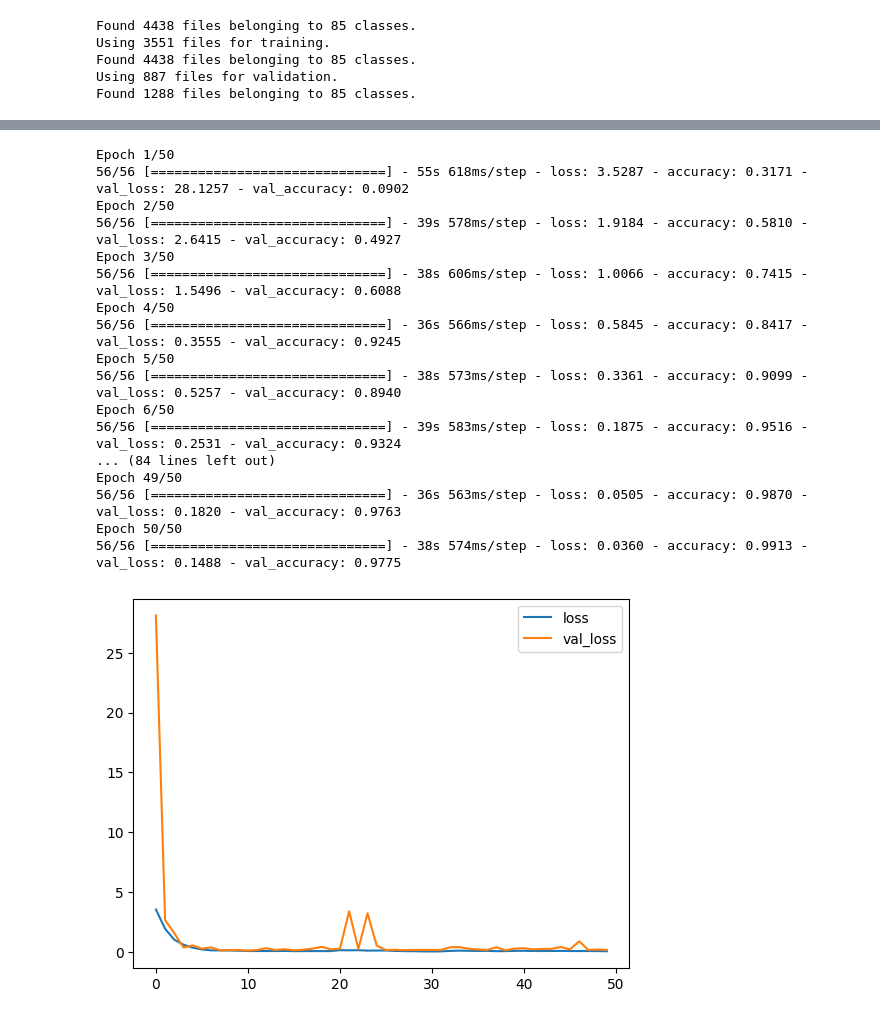
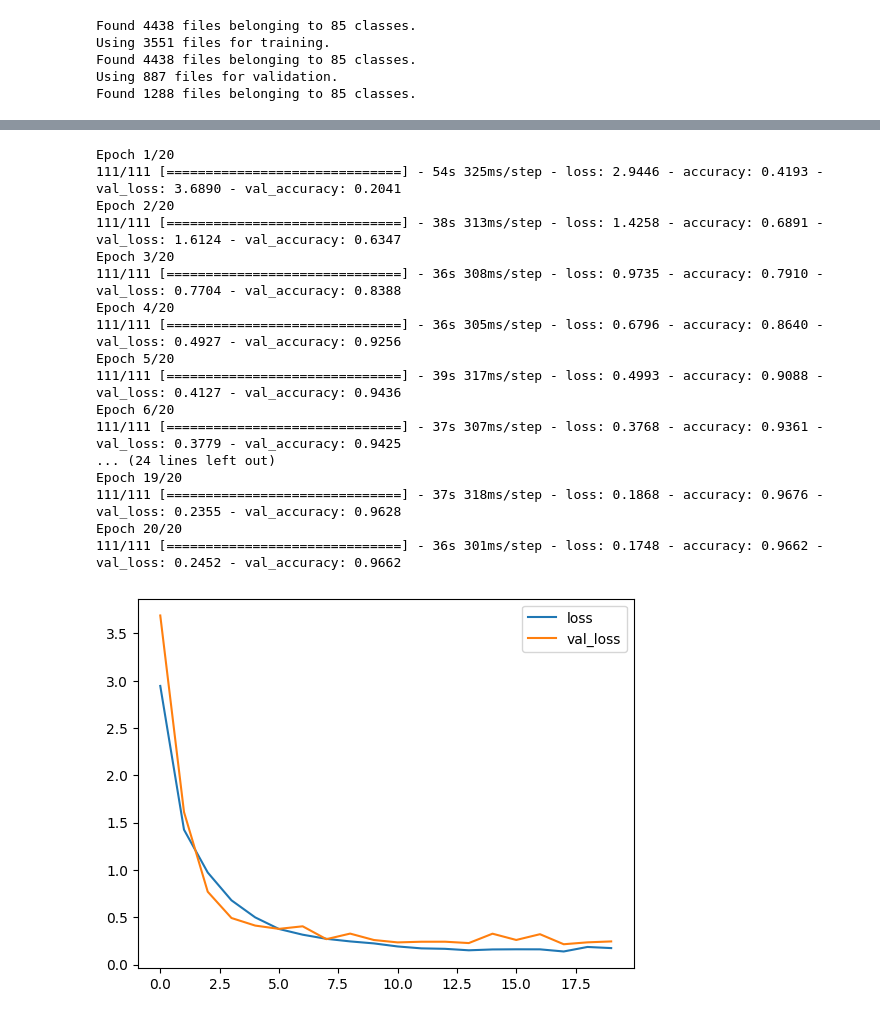
Before and after one commit to NishthaJethani/traffic-sign-detection-recognition, a Jupyter notebook: traffic_sign_detection_recognition.ipynb, the cells around one changed output, grey strips where cells are left out. Cells and saved outputs as stored; diff of their text form; code cells hidden in the pictures.

Commit message:
trained an tested at 85.17%

```diff
--- a/traffic_sign_detection_recognition.ipynb
+++ b/traffic_sign_detection_recognition.ipynb
@@ -38,12 +37,12 @@ train=image_dataset_from_directory(
     train_data_dir,
     labels='inferred',
     label_mode='categorical',
-    image_size=[128,128],
+    image_size=[64, 64],
     interpolation='nearest',
     validation_split=0.2,
-    batch_size=64,
+    batch_size=32,
     shuffle=True,
-    seed=42,
+    seed=21,
     subset="training",
 )
 
@@ -51,12 +50,12 @@ validate=image_dataset_from_directory(
     train_data_dir,
     labels='inferred',
     label_mode='categorical',
-    image_size=[128,128],
+    image_size=[64, 64],
     interpolation='nearest',
     validation_split=0.2,
-    batch_size=64,
+    batch_size=32,
     shuffle=False,
-    seed=42,
+    seed=21,
     subset="validation",
 )
 
@@ -64,10 +63,11 @@ test=image_dataset_from_directory(
     test_data_dir,
     labels='inferred',
     label_mode='categorical',
-    image_size=[128,128],
+    image_size=[64, 64],
     interpolation='nearest',
-    batch_size=64,
-    shuffle=False,
+    batch_size=32,
+    shuffle=True,
+    seed=10,
 )
 # %% [output]
 Found 4438 files belonging to 85 classes.
@@ -107,9 +123,16 @@ signs
 # %%
 from tensorflow.keras import models, layers
+from tensorflow.keras.regularizers import l2
+
 
 model=models.Sequential([
-    layers.Conv2D(filters=16, kernel_size=(5,5), activation='relu', input_shape=(128,128,3)),
-    layers.Conv2D(filters=32, kernel_size=(5,5), activation='relu'),
+    layers.Conv2D(filters=16, kernel_size=(5,5), kernel_regularizer=l2(0.01), activation='relu', input_shape=(64, 64, 3)),
+    layers.Conv2D(filters=32, kernel_size=(5,5), kernel_regularizer=l2(0.01), activation='relu'),
+    layers.MaxPool2D(pool_size=(2, 2)),
+    layers.BatchNormalization(axis=-1),
+
+    layers.Conv2D(filters=16, kernel_size=(3,3), activation='relu'),
+    layers.Conv2D(filters=32, kernel_size=(3,3), activation='relu'),
     layers.MaxPool2D(pool_size=(2, 2)),
     layers.BatchNormalization(axis=-1),
 
@@ -117,6 +140,7 @@ model=models.Sequential([
     layers.Conv2D(filters=64, kernel_size=(3,3), activation='relu'),
     layers.MaxPool2D(pool_size=(2, 2)),
     layers.BatchNormalization(axis=-1),
+
     layers.Dropout(rate=0.25),
     layers.Flatten(),
     layers.Dense(512, activation='relu'),
@@ -148,30 +172,39 @@ _________________________________________________________________
 # %%
 from tensorflow import keras
 
-model.compile(optimizer=keras.optimizers.Adam(learning_rate=0.01), loss='categorical_crossentropy', metrics=['accuracy'])
+model.compile(optimizer=keras.optimizers.Adam(learning_rate=0.001), loss='categorical_crossentropy', metrics=['accuracy'])
+# %%
+from tensorflow.keras import callbacks
+
+
+early_stopping = callbacks.EarlyStopping(
+    min_delta=0.001, # minimium amount of change to count as an improvement
+    patience=20, # how many epochs to wait before stopping
+    restore_best_weights=True,
+)
 # %%
-history=model.fit(train, epochs=50, validation_data=validate)
+history=model.fit(train, epochs=20, validation_data=validate, callbacks=[early_stopping])
 
 import pandas as pd
 history_frame = pd.DataFrame(history.history)
 history_frame.loc[:, ['loss', 'val_loss']].plot()
 history_frame.loc[:, ['accuracy', 'val_accuracy']].plot();
 # %% [output]
-Epoch 1/50
-56/56 [==============================] - 55s 618ms/step - loss: 3.5287 - accuracy: 0.3171 - val_loss: 28.1257 - val_accuracy: 0.0902
-Epoch 2/50
-56/56 [==============================] - 39s 578ms/step - loss: 1.9184 - accuracy: 0.5810 - val_loss: 2.6415 - val_accuracy: 0.4927
-Epoch 3/50
-56/56 [==============================] - 38s 606ms/step - loss: 1.0066 - accuracy: 0.7415 - val_loss: 1.5496 - val_accuracy: 0.6088
-Epoch 4/50
-56/56 [==============================] - 36s 566ms/step - loss: 0.5845 - accuracy: 0.8417 - val_loss: 0.3555 - val_accuracy: 0.9245
-Epoch 5/50
-56/56 [==============================] - 38s 573ms/step - loss: 0.3361 - accuracy: 0.9099 - val_loss: 0.5257 - val_accuracy: 0.8940
-Epoch 6/50
-56/56 [==============================] - 39s 583ms/step - loss: 0.1875 - accuracy: 0.9516 - val_loss: 0.2531 - val_accuracy: 0.9324
-... (84 lines left out)
-Epoch 49/50
-56/56 [==============================] - 36s 563ms/step - loss: 0.0505 - accuracy: 0.9870 - val_loss: 0.1820 - val_accuracy: 0.9763
-Epoch 50/50
-56/56 [==============================] - 38s 574ms/step - loss: 0.0360 - accuracy: 0.9913 - val_loss: 0.1488 - val_accuracy: 0.9775
+Epoch 1/20
+111/111 [==============================] - 54s 325ms/step - loss: 2.9446 - accuracy: 0.4193 - val_loss: 3.6890 - val_accuracy: 0.2041
+Epoch 2/20
+111/111 [==============================] - 38s 313ms/step - loss: 1.4258 - accuracy: 0.6891 - val_loss: 1.6124 - val_accuracy: 0.6347
+Epoch 3/20
+111/111 [==============================] - 36s 308ms/step - loss: 0.9735 - accuracy: 0.7910 - val_loss: 0.7704 - val_accuracy: 0.8388
+Epoch 4/20
+111/111 [==============================] - 36s 305ms/step - loss: 0.6796 - accuracy: 0.8640 - val_loss: 0.4927 - val_accuracy: 0.9256
+Epoch 5/20
+111/111 [==============================] - 39s 317ms/step - loss: 0.4993 - accuracy: 0.9088 - val_loss: 0.4127 - val_accuracy: 0.9436
+Epoch 6/20
+111/111 [==============================] - 37s 307ms/step - loss: 0.3768 - accuracy: 0.9361 - val_loss: 0.3779 - val_accuracy: 0.9425
+... (24 lines left out)
+Epoch 19/20
+111/111 [==============================] - 37s 318ms/step - loss: 0.1868 - accuracy: 0.9676 - val_loss: 0.2355 - val_accuracy: 0.9628
+Epoch 20/20
+111/111 [==============================] - 36s 301ms/step - loss: 0.1748 - accuracy: 0.9662 - val_loss: 0.2452 - val_accuracy: 0.9662
-[figure, old version]
+[figure, new version]
```
Also changed, not shown: parts of 9 cells of this notebook.
